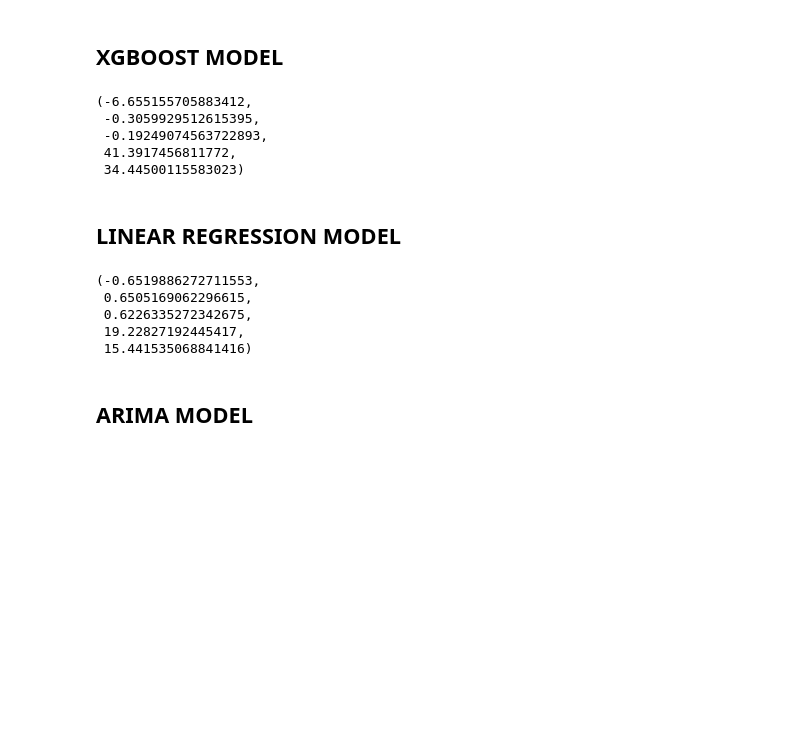
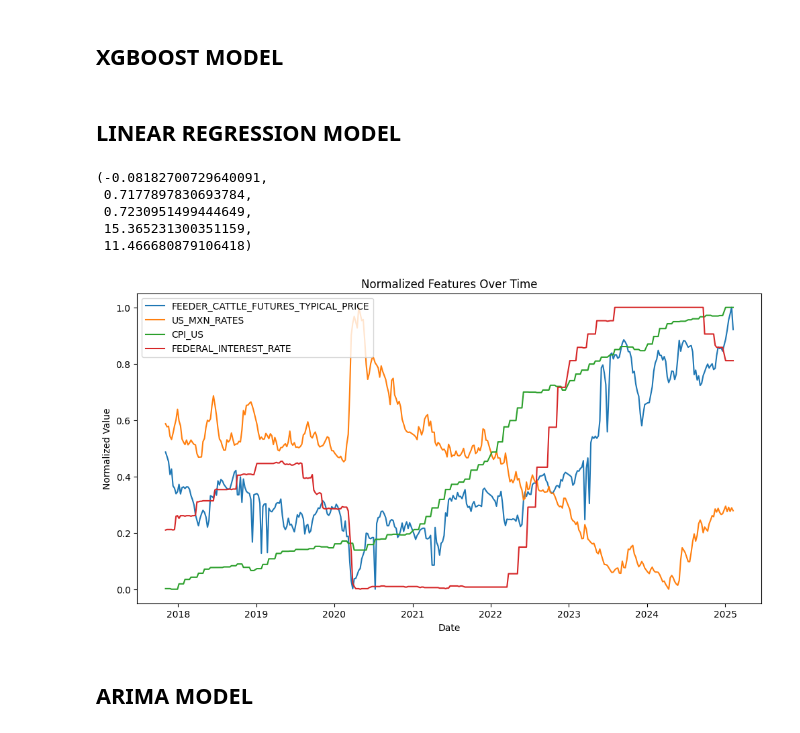
Before and after one commit to JBL168/beef_value_chain_project_spring_2025, a Jupyter notebook: modeling.ipynb, the cells around one changed output. Saved outputs shown, nothing was run; the diff lists cells and outputs as text; code cells hidden in the pictures; blank space fills up the shorter version.

```diff
--- a/modeling.ipynb
+++ b/modeling.ipynb
@@ -216,16 +122,18 @@ Best number of lags: 1 with R2=-0.502
 # CREATE AND TRAIN XGBOOST REGRESSOR
 xgb_reg = XGBRegressor()
 xgb_reg.fit(X_train, y_train)
+
 xgb_pred = xgb_reg.predict(X_test)
 
+
+# plt.scatter(X_test, xgb_pred)
+# print(X_test.to_string())
+# print(xgb_pred)
+# print(X_test.describe())
+
+
 # EVALUATING MODEL PERFORMANCE
-print_metrics(X_test, y_test, xgb_pred)
+# print_metrics(X_test, y_test, xgb_pred)
-# %% [output]
-(-6.655155705883412,
- -0.3059929512615395,
- -0.19249074563722893,
- 41.3917456811772,
- 34.44500115583023)
 # %% [markdown]
 ## LINEAR REGRESSION MODEL
 # %%
@@ -233,15 +141,38 @@ print_metrics(X_test, y_test, xgb_pred)
 lin_reg = LinearRegression()
 lin_reg.fit(X_train, y_train)
 lrg_pred = lin_reg.predict(X_test)
-
+residuals = y_test-lrg_pred
 # EVALUATING MODEL PERFORMANCE
 print_metrics(X_test, y_test, lrg_pred)
+
+
+# plt.plot(residuals)
 # %% [output]
-(-0.6519886272711553,
- 0.6505169062296615,
- 0.6226335272342675,
- 19.22827192445417,
- 15.441535068841416)
+(-0.08182700729640091,
+ 0.7177897830693784,
+ 0.7230951499444649,
+ 15.365231300351159,
+ 11.466680879106418)
+# %%
+from sklearn.preprocessing import MinMaxScaler
+
+# PLOT ALL FEATURES ON NORMALIZED SCALE
+features = ['FEEDER_CATTLE_FUTURES_TYPICAL_PRICE', 'US_MXN_RATES', 'CPI_US', 'FEDERAL_INTEREST_RATE']
+data_subset = data[features]
+scaler = MinMaxScaler()
+data_norm = pd.DataFrame(scaler.fit_transform(data_subset), columns=features, index=data_subset.index)
+
+# PLOT NORMALIZED FEATURES
+plt.figure(figsize=(12,6))
+for col in data_norm.columns:
+    plt.plot(data_norm.index, data_norm[col], label=col)
+plt.title("Normalized Features Over Time")
+plt.xlabel("Date")
+plt.ylabel("Normalized Value")
+plt.legend()
+plt.show()
+# %% [output]
+[figure, added]
 # %% [markdown]
 ## ARIMA MODEL
 # %%
```
Also changed, not shown: parts of 10 cells of this notebook.
